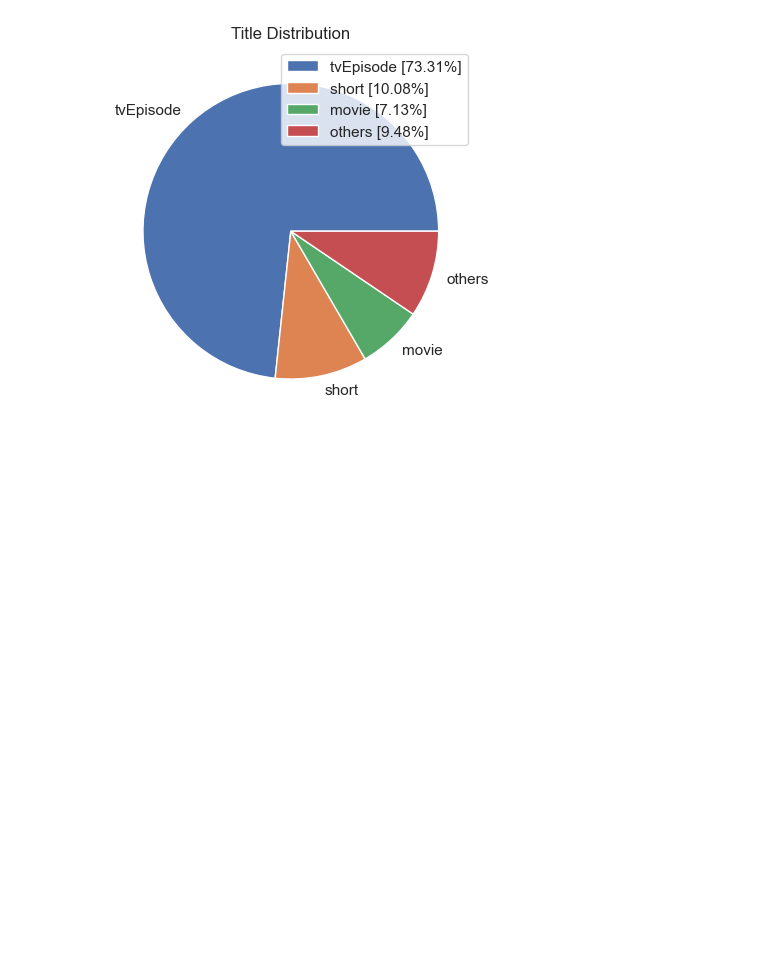
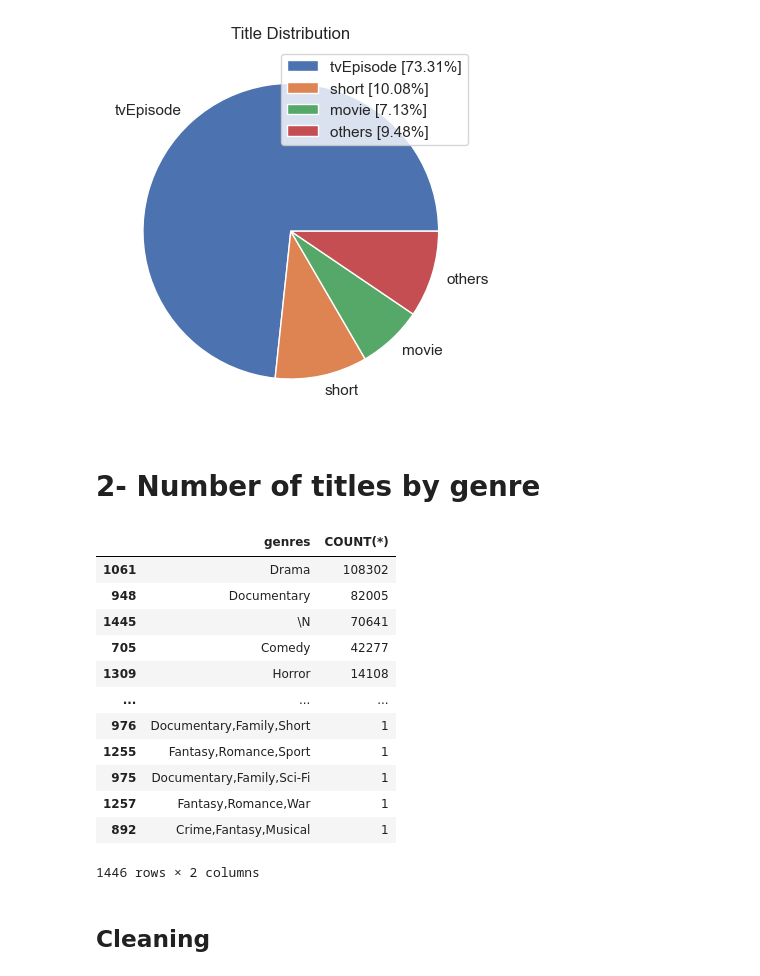
Before and after one commit to Ckk3/python-fundamentos-para-analise-de-dados-3.0, a Jupyter notebook: DataBases/miniProject1/project.ipynb, the cells around one changed output. Drawn from its saved outputs; the diff is of its cells as text; code cells hidden in the pictures; blank space fills up the shorter version.

```diff
--- a/DataBases/miniProject1/project.ipynb
+++ b/DataBases/miniProject1/project.ipynb
@@ -212,0 +217,22 @@ plt.show()
+# %% [markdown]
+# 2- Number of titles by genre
+# %%
+genreTitle = pd.read_sql_query('SELECT genres, COUNT(*) FROM titles WHERE type="movie" GROUP BY genres', con)
+# %%
+genreTitle.sort_values(by='COUNT(*)', ascending=False)
+# %% [output]
+|  | genres | COUNT(*) |
+| 1061 | Drama | 108302 |
+| 948 | Documentary | 82005 |
+| 1445 | \N | 70641 |
+| 705 | Comedy | 42277 |
+| 1309 | Horror | 14108 |
+| ... | ... | ... |
+| 976 | Documentary,Family,Short | 1 |
+| 1255 | Fantasy,Romance,Sport | 1 |
+| 975 | Documentary,Family,Sci-Fi | 1 |
+| 1257 | Fantasy,Romance,War | 1 |
+| 892 | Crime,Fantasy,Musical | 1 |
+1446 rows × 2 columns
+# %% [markdown]
+## Cleaning
```
Also changed, not shown: parts of 18 cells of this notebook.
